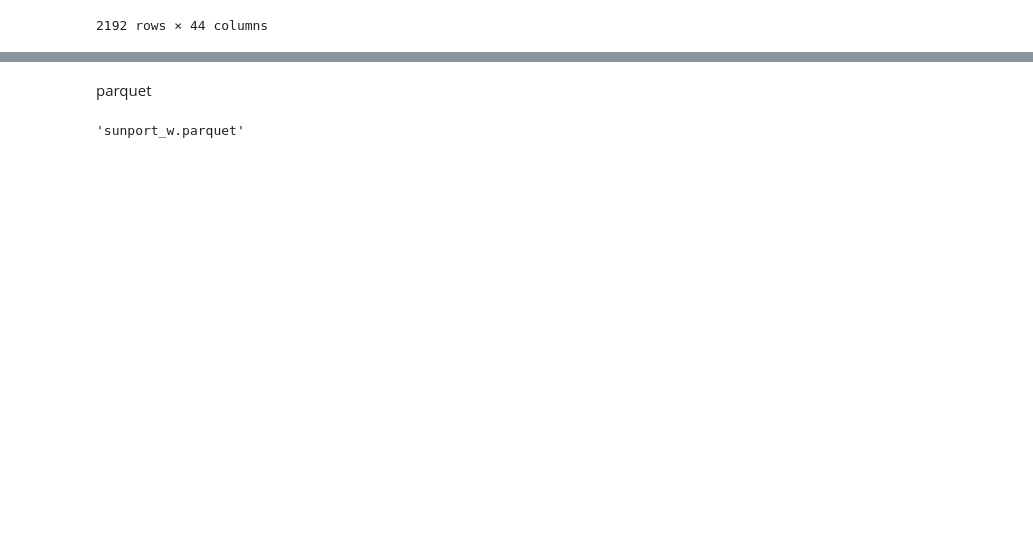
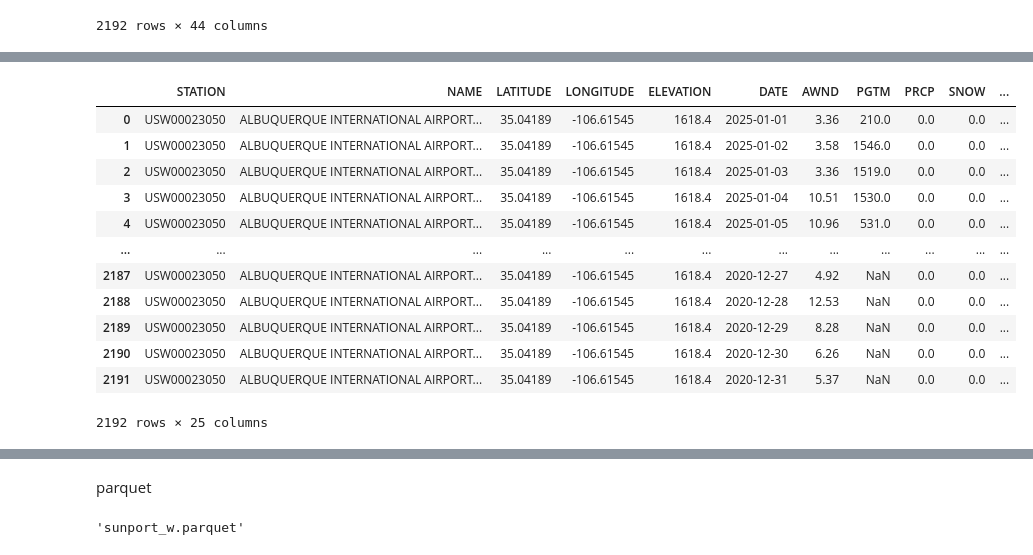
Before and after one commit to JuanReyesAn/Data-Science-Portfolio-C21, a Jupyter notebook: ABQ_Weather_2020_2025.ipynb, the cells around one changed output, grey strips where cells are left out. Drawn from its saved outputs; the diff is of its cells as text; code cells hidden in the pictures; blank space fills up the shorter version.

```diff
--- a/ABQ_Weather_2020_2025.ipynb
+++ b/ABQ_Weather_2020_2025.ipynb
@@ -208,0 +244,39 @@ sunport_w
+# %%
+sunport_w = sunport_w.drop(columns = [
+    'TMAX_ATTRIBUTES',
+    'PGTM_ATTRIBUTES',
+    'PRCP_ATTRIBUTES',
+    'SNOW_ATTRIBUTES',
+    'SNWD_ATTRIBUTES',
+    'TMAX_ATTRIBUTES',
+    'TMIN_ATTRIBUTES',
+    'WDF2_ATTRIBUTES',
+    'WDF5_ATTRIBUTES',
+    'WSF2_ATTRIBUTES',
+    'WSF5_ATTRIBUTES',
+    'WT01_ATTRIBUTES',
+    'WT02_ATTRIBUTES',
+    'WT03_ATTRIBUTES',
+    'WT05_ATTRIBUTES',
+    'WT07_ATTRIBUTES',
+    'WT08_ATTRIBUTES',
+    'WT09_ATTRIBUTES',
+    'WT06_ATTRIBUTES',
+    'AWND_ATTRIBUTES']
+    )
+# %%
+sunport_w
+# %% [output]
+|  | STATION | NAME | LATITUDE | LONGITUDE | ELEVATION | DATE | AWND | PGTM | PRCP | SNOW | ... |
+| 0 | USW00023050 | ALBUQUERQUE INTERNATIONAL AIRPORT... | 35.04189 | -106.61545 | 1618.4 | 2025-01-01 | 3.36 | 210.0 | 0.0 | 0.0 | ... |
+| 1 | USW00023050 | ALBUQUERQUE INTERNATIONAL AIRPORT... | 35.04189 | -106.61545 | 1618.4 | 2025-01-02 | 3.58 | 1546.0 | 0.0 | 0.0 | ... |
+| 2 | USW00023050 | ALBUQUERQUE INTERNATIONAL AIRPORT... | 35.04189 | -106.61545 | 1618.4 | 2025-01-03 | 3.36 | 1519.0 | 0.0 | 0.0 | ... |
+| 3 | USW00023050 | ALBUQUERQUE INTERNATIONAL AIRPORT... | 35.04189 | -106.61545 | 1618.4 | 2025-01-04 | 10.51 | 1530.0 | 0.0 | 0.0 | ... |
+| 4 | USW00023050 | ALBUQUERQUE INTERNATIONAL AIRPORT... | 35.04189 | -106.61545 | 1618.4 | 2025-01-05 | 10.96 | 531.0 | 0.0 | 0.0 | ... |
+| ... | ... | ... | ... | ... | ... | ... | ... | ... | ... | ... | ... |
+| 2187 | USW00023050 | ALBUQUERQUE INTERNATIONAL AIRPORT... | 35.04189 | -106.61545 | 1618.4 | 2020-12-27 | 4.92 | NaN | 0.0 | 0.0 | ... |
+| 2188 | USW00023050 | ALBUQUERQUE INTERNATIONAL AIRPORT... | 35.04189 | -106.61545 | 1618.4 | 2020-12-28 | 12.53 | NaN | 0.0 | 0.0 | ... |
+| 2189 | USW00023050 | ALBUQUERQUE INTERNATIONAL AIRPORT... | 35.04189 | -106.61545 | 1618.4 | 2020-12-29 | 8.28 | NaN | 0.0 | 0.0 | ... |
+| 2190 | USW00023050 | ALBUQUERQUE INTERNATIONAL AIRPORT... | 35.04189 | -106.61545 | 1618.4 | 2020-12-30 | 6.26 | NaN | 0.0 | 0.0 | ... |
+| 2191 | USW00023050 | ALBUQUERQUE INTERNATIONAL AIRPORT... | 35.04189 | -106.61545 | 1618.4 | 2020-12-31 | 5.37 | NaN | 0.0 | 0.0 | ... |
+2192 rows × 25 columns
```
Also changed, not shown: parts of 19 cells of this notebook.
